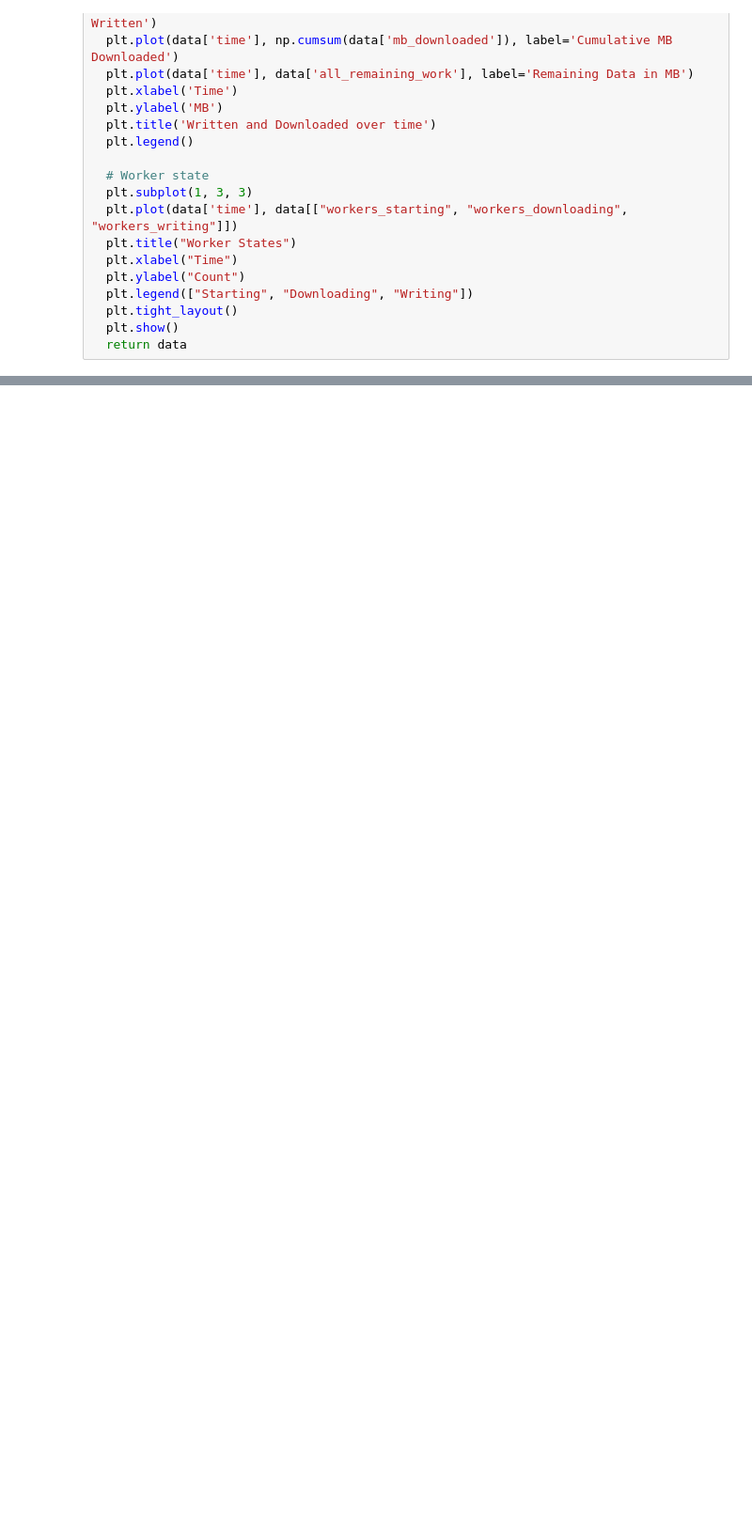
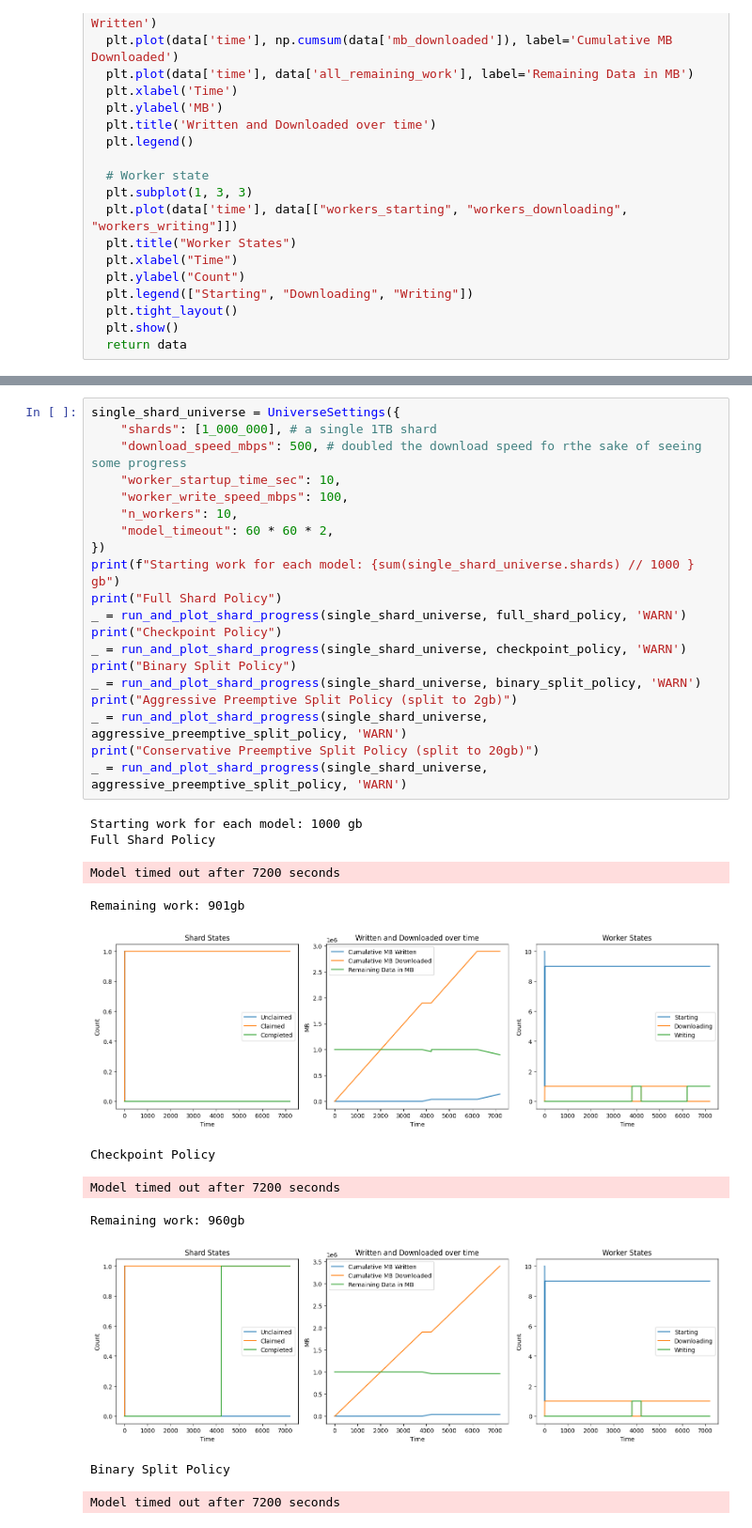
Before and after one commit to mikaylathompson/rfs-simulations, a Jupyter notebook: RFSModelAgents.ipynb, the cells around one changed output, grey strips where cells are left out. Shown at 94% size. Cells and saved outputs as stored; diff of their text form; blank space fills up the shorter version.

Commit message:
Add a single shard universe
Signed-off-by: Mikayla Thompson <thomika@amazon.com>

```diff
--- a/RFSModelAgents.ipynb
+++ b/RFSModelAgents.ipynb
@@ -452,0 +451,32 @@ All work completed @ time 5291
+# %%
+single_shard_universe = UniverseSettings({
+    "shards": [1_000_000], # a single 1TB shard
+    "download_speed_mbps": 500, # doubled the download speed fo rthe sake of seeing some progress
+    "worker_startup_time_sec": 10,
+    "worker_write_speed_mbps": 100,
+    "n_workers": 10,
+    "model_timeout": 60 * 60 * 2,
+})
+print(f"Starting work for each model: {sum(single_shard_universe.shards) // 1000 } gb")
+print("Full Shard Policy")
+_ = run_and_plot_shard_progress(single_shard_universe, full_shard_policy, 'WARN')
+print("Checkpoint Policy")
+_ = run_and_plot_shard_progress(single_shard_universe, checkpoint_policy, 'WARN')
+print("Binary Split Policy")
+_ = run_and_plot_shard_progress(single_shard_universe, binary_split_policy, 'WARN')
+print("Aggressive Preemptive Split Policy (split to 2gb)")
+_ = run_and_plot_shard_progress(single_shard_universe, aggressive_preemptive_split_policy, 'WARN')
+print("Conservative Preemptive Split Policy (split to 20gb)")
+_ = run_and_plot_shard_progress(single_shard_universe, aggressive_preemptive_split_policy, 'WARN')
+# %% [output]
+Starting work for each model: 1000 gb
+Full Shard Policy
+Model timed out after 7200 seconds
+Remaining work: 901gb
+[figure, added]
+Checkpoint Policy
+Model timed out after 7200 seconds
+Remaining work: 960gb
+[figure, added]
+Binary Split Policy
+Model timed out after 7200 seconds
```
Also changed, not shown: parts of 3 cells of this notebook.
